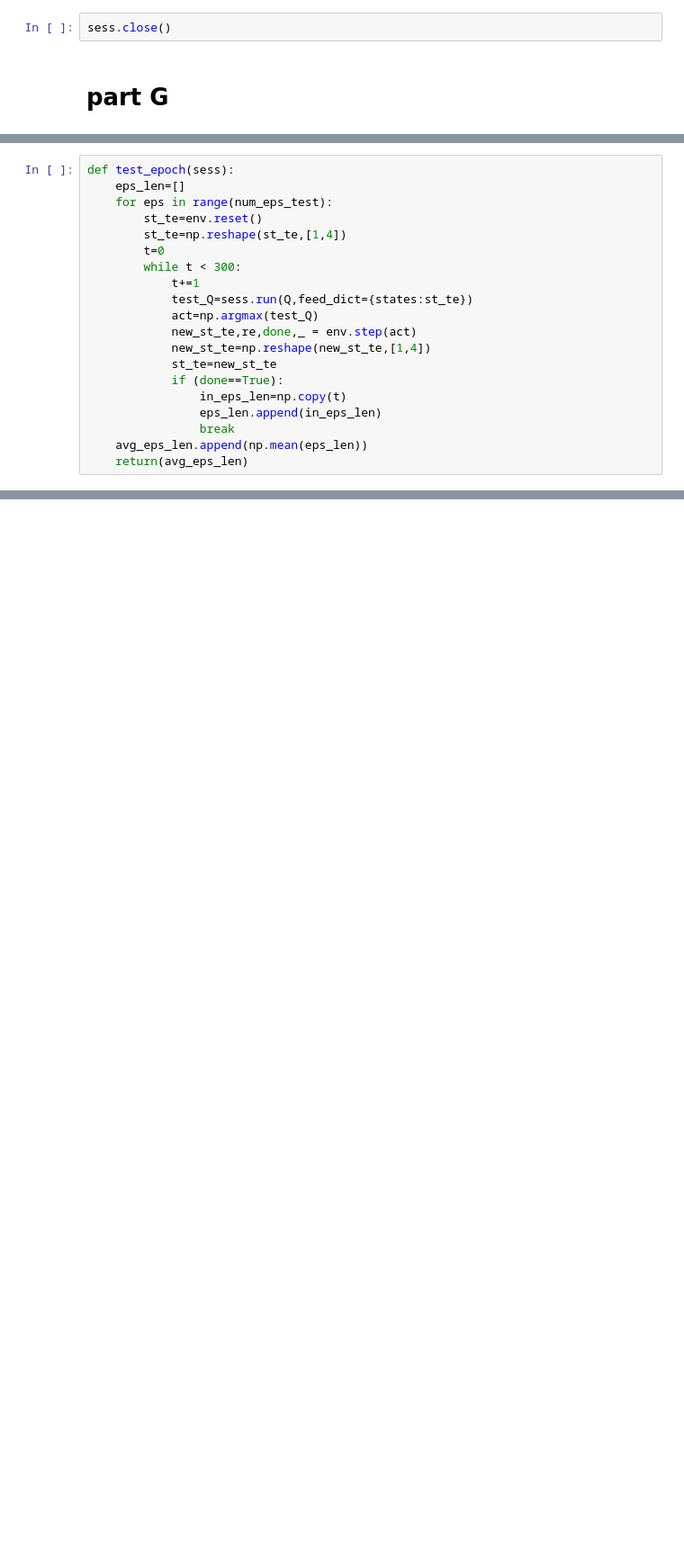
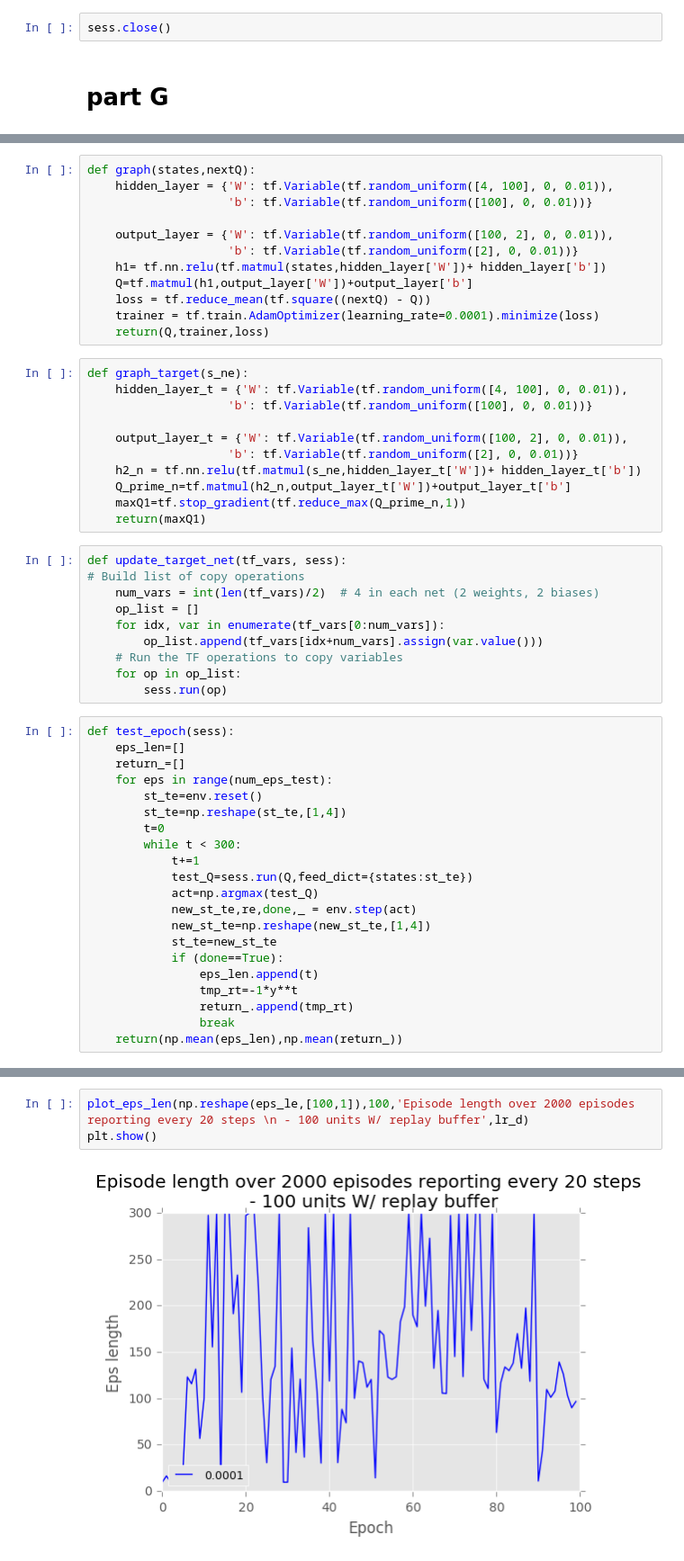
Before and after one commit to omernivro/Deep, a Jupyter notebook: assignment_3_gym_note.ipynb, the cells around one changed output, grey strips where cells are left out. Shown at 90% size. Drawn from its saved outputs; the diff is of its cells as text; blank space fills up the shorter version.

```diff
--- a/assignment_3_gym_note.ipynb
+++ b/assignment_3_gym_note.ipynb
@@ -1144,6 +1033,40 @@ def update_target_weights(sess):
+# %%
+def graph(states,nextQ):
+    hidden_layer = {'W': tf.Variable(tf.random_uniform([4, 100], 0, 0.01)),
+                    'b': tf.Variable(tf.random_uniform([100], 0, 0.01))}
+
+    output_layer = {'W': tf.Variable(tf.random_uniform([100, 2], 0, 0.01)),
+                    'b': tf.Variable(tf.random_uniform([2], 0, 0.01))}
+    h1= tf.nn.relu(tf.matmul(states,hidden_layer['W'])+ hidden_layer['b'])
+    Q=tf.matmul(h1,output_layer['W'])+output_layer['b']
+    loss = tf.reduce_mean(tf.square((nextQ) - Q))
+    trainer = tf.train.AdamOptimizer(learning_rate=0.0001).minimize(loss)
+    return(Q,trainer,loss)
+# %%
+def graph_target(s_ne):
+    hidden_layer_t = {'W': tf.Variable(tf.random_uniform([4, 100], 0, 0.01)),
+                    'b': tf.Variable(tf.random_uniform([100], 0, 0.01))}
+
+    output_layer_t = {'W': tf.Variable(tf.random_uniform([100, 2], 0, 0.01)),
+                    'b': tf.Variable(tf.random_uniform([2], 0, 0.01))}
+    h2_n = tf.nn.relu(tf.matmul(s_ne,hidden_layer_t['W'])+ hidden_layer_t['b'])
+    Q_prime_n=tf.matmul(h2_n,output_layer_t['W'])+output_layer_t['b']
+    maxQ1=tf.stop_gradient(tf.reduce_max(Q_prime_n,1))
+    return(maxQ1)
+# %%
+def update_target_net(tf_vars, sess):
+# Build list of copy operations
+    num_vars = int(len(tf_vars)/2)  # 4 in each net (2 weights, 2 biases)
+    op_list = []
+    for idx, var in enumerate(tf_vars[0:num_vars]):
+        op_list.append(tf_vars[idx+num_vars].assign(var.value()))
+    # Run the TF operations to copy variables
+    for op in op_list:
+        sess.run(op)
 # %%
 def test_epoch(sess):
     eps_len=[]
+    return_=[]
     for eps in range(num_eps_test):
         st_te=env.reset()
         st_te=np.reshape(st_te,[1,4])
@@ -1156,10 +1079,10 @@ def test_epoch(sess):
             new_st_te=np.reshape(new_st_te,[1,4])
             st_te=new_st_te
             if (done==True):
-                in_eps_len=np.copy(t)
-                eps_len.append(in_eps_len)
+                eps_len.append(t)
+                tmp_rt=-1*y**t
+                return_.append(tmp_rt)
                 break
-    avg_eps_len.append(np.mean(eps_len))
-    return(avg_eps_len)
+    return(np.mean(eps_len),np.mean(return_))
 # %%
 #create lists to contain total rewards and steps per episode
@@ -1235,0 +1159,5 @@ st+=1
+# %%
+plot_eps_len(np.reshape(eps_le,[100,1]),100,'Episode length over 2000 episodes reporting every 20 steps \n - 100 units W/ replay buffer',lr_d)
+plt.show()
+# %% [output]
+[figure, added]
```
Also changed, not shown: parts of 74 cells of this notebook.
